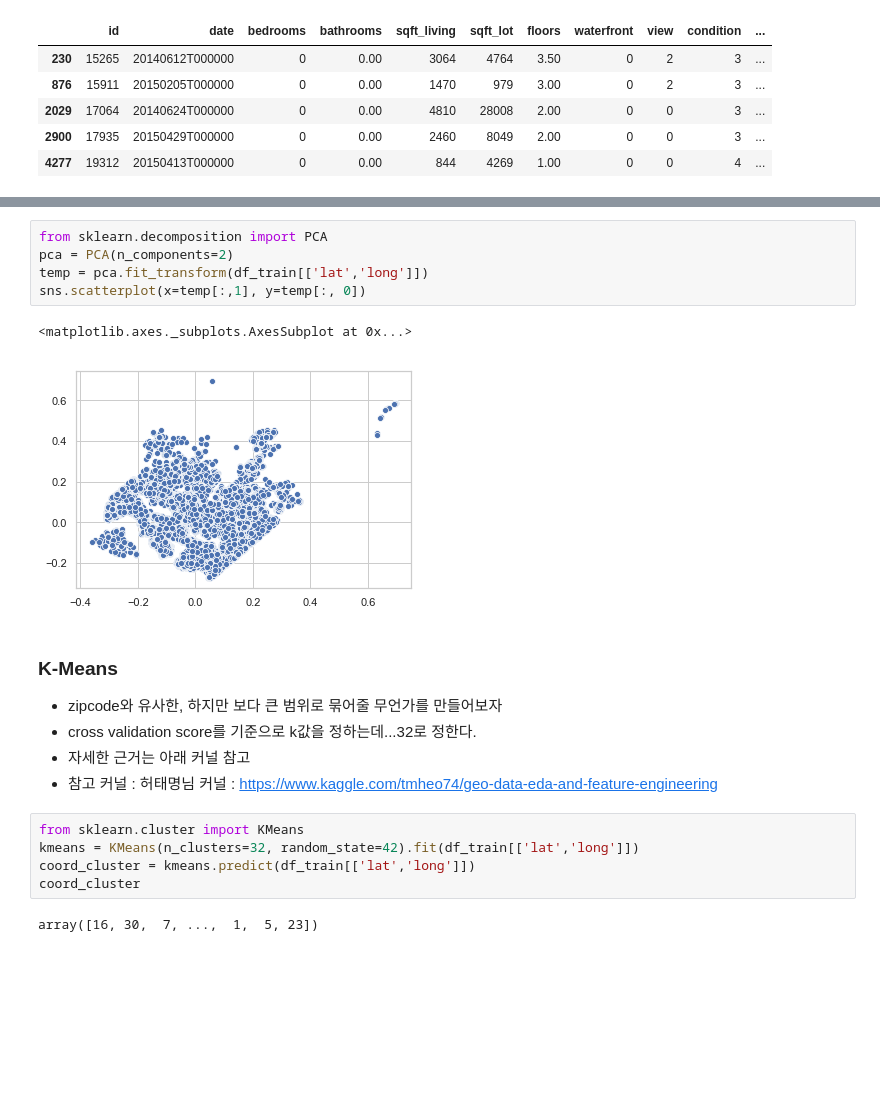
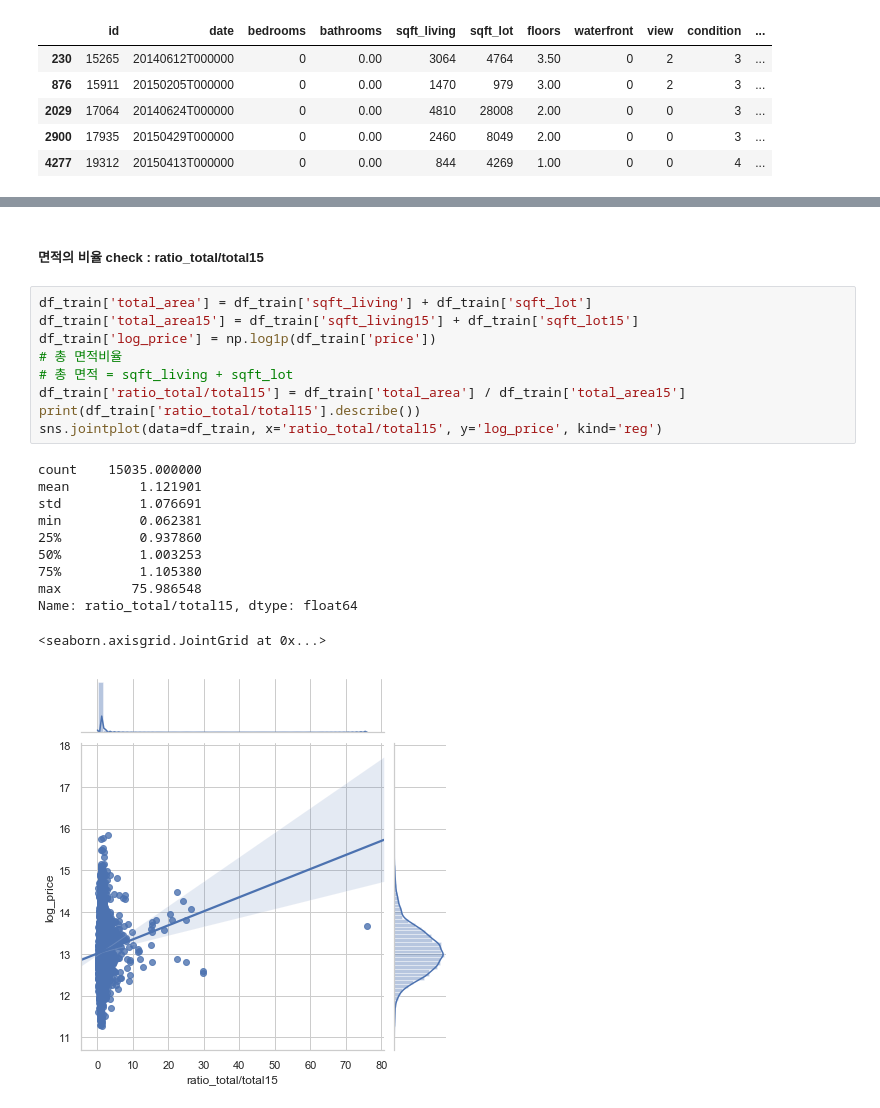
Before and after one commit to Junhojuno/everyday-kaggle, a Jupyter notebook: houseprice_prediction/code/Lets-EDA-it.ipynb, the cells around one changed output, grey strips where cells are left out. Cells and saved outputs as stored; diff of their text form; blank space fills up the shorter version.

```diff
--- a/houseprice_prediction/code/Lets-EDA-it.ipynb
+++ b/houseprice_prediction/code/Lets-EDA-it.ipynb
@@ -1831,21 +1862,23 @@ df_train.tail()
-# %%
-from sklearn.decomposition import PCA
-pca = PCA(n_components=2)
-temp = pca.fit_transform(df_train[['lat','long']])
-sns.scatterplot(x=temp[:,1], y=temp[:, 0])
-# %% [output]
-<matplotlib.axes._subplots.AxesSubplot at 0x...>
-[figure, removed]
-# %% [markdown]
-### K-Means
-- zipcode와 유사한, 하지만 보다 큰 범위로 묶어줄 무언가를 만들어보자
-- cross validation score를 기준으로 k값을 정하는데...32로 정한다.
-- 자세한 근거는 아래 커널 참고
-- 참고 커널 : 허태명님 커널 : https://www.kaggle.com/tmheo74/geo-data-eda-and-feature-engineering
-# %%
-from sklearn.cluster import KMeans
-kmeans = KMeans(n_clusters=32, random_state=42).fit(df_train[['lat','long']])
-coord_cluster = kmeans.predict(df_train[['lat','long']])
-coord_cluster
-# %% [output]
-array([16, 30,  7, ...,  1,  5, 23])
+# %% [markdown]
+##### 면적의 비율 check : ratio_total/total15
+# %%
+df_train['total_area'] = df_train['sqft_living'] + df_train['sqft_lot']
+df_train['total_area15'] = df_train['sqft_living15'] + df_train['sqft_lot15']
+df_train['log_price'] = np.log1p(df_train['price'])
+# 총 면적비율
+# 총 면적 = sqft_living + sqft_lot
+df_train['ratio_total/total15'] = df_train['total_area'] / df_train['total_area15']
+print(df_train['ratio_total/total15'].describe())
+sns.jointplot(data=df_train, x='ratio_total/total15', y='log_price', kind='reg')
+# %% [output]
+count    15035.000000
+mean         1.121901
+std          1.076691
+min          0.062381
+25%          0.937860
+50%          1.003253
+75%          1.105380
+max         75.986548
+Name: ratio_total/total15, dtype: float64
+<seaborn.axisgrid.JointGrid at 0x...>
+[figure, added]
```
Also changed, not shown: parts of 21 cells of this notebook.
